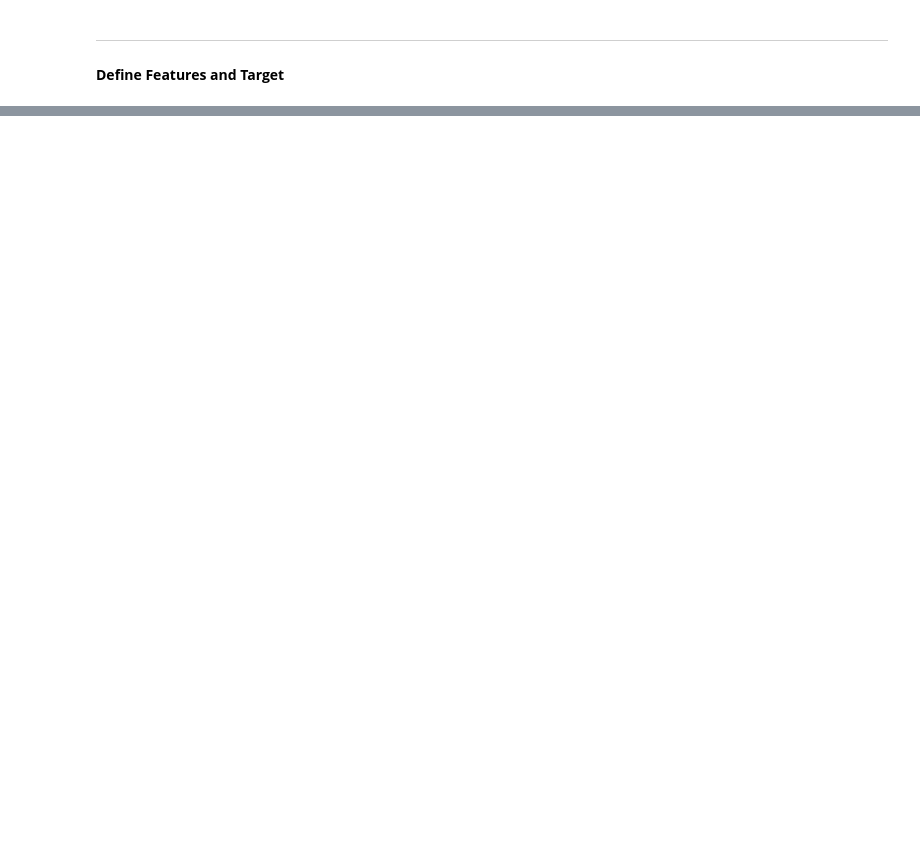
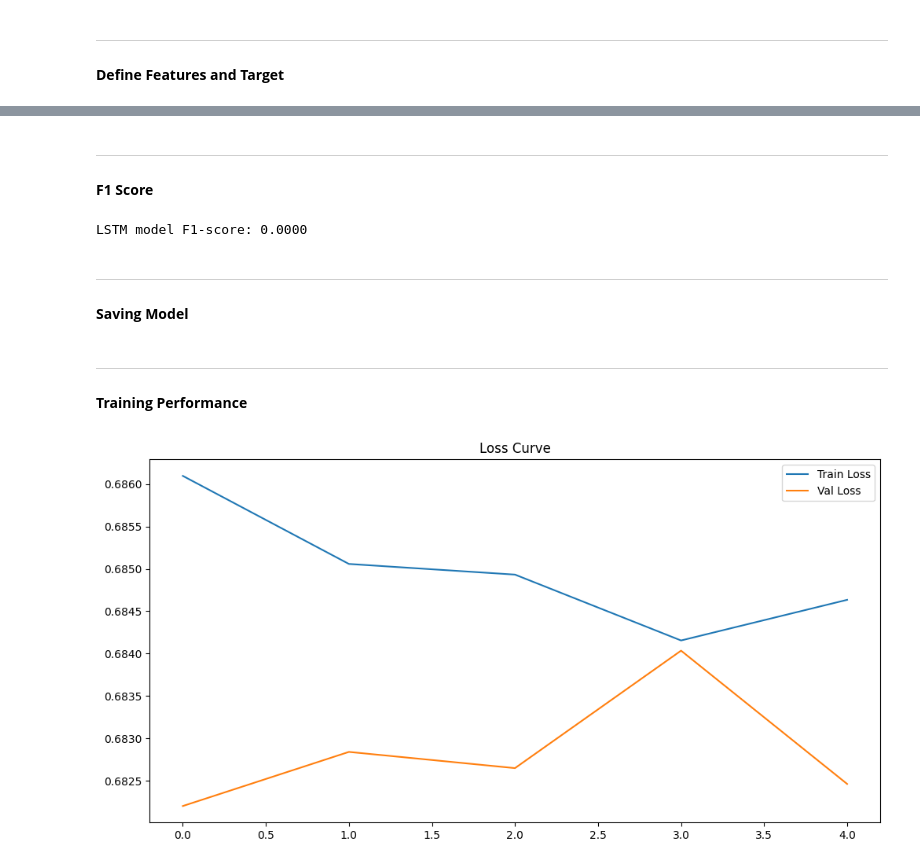
Before and after one commit to aishks14/disaster-tweet-classification-nlp, a Jupyter notebook: notebooks/04_deeplearning_LSTM.ipynb, the cells around one changed output, grey strips where cells are left out. Cells and saved outputs as stored; diff of their text form; code cells hidden in the pictures; blank space fills up the shorter version.

```diff
--- a/notebooks/04_deeplearning_LSTM.ipynb
+++ b/notebooks/04_deeplearning_LSTM.ipynb
@@ -83,0 +147,8 @@ y = df["target"]
+# %%
+logger.info("Starting padding sequences for deep learning LSTM...")
+X_train_pad = pad_sequences(X_train_seq, maxlen=max_len, padding="post")
+X_test_pad = pad_sequences(X_test_seq, maxlen=max_len, padding="post")
+logger.info(f"Padding completed successfully. X_train_pad_shape={X_train_pad.shape}, X_test_pad_shape={X_test_pad.shape}")
+print(f"Padding completed successfully. X_train_pad_shape={X_train_pad.shape}, X_test_pad_shape={X_test_pad.shape}")
+X_train_pad
+X_test_pad
@@ -83,0 +211,8 @@ y = df["target"]
+# %%
+logger.info("Starting compilation of LSTM model for deep learning...")
+model.compile(
+    loss="binary_crossentropy",
+    optimizer="adam",
+    metrics=["accuracy"]
+)
+logger.info("LSTM model compiled successfully. loss=binary_crossentropy, optimizer=adam, metrics=['accuracy'], output_activation=sigmoid, task=binary_classification")
@@ -83,0 +223,10 @@ y = df["target"]
+# %%
+logger.info("Starting training of LSTM model for deep learning...")
+history = model.fit(
+    X_train_pad,
+    y_train,
+    epochs=5,
+    batch_size=32,
+    validation_split=0.2
+)
+logger.info(f"LSTM model training completed successfully. epochs={len(history.history['loss'])}, final_train_loss={history.history['loss'][-1]:.4f}, final_train_accuracy={history.history['accuracy'][-1]:.4f}, final_val_loss={history.history['val_loss'][-1]:.4f}, final_val_accuracy={history.history['val_accuracy'][-1]:.4f}")
@@ -83,0 +271,15 @@ y = df["target"]
+# %% [markdown]
+---
+
+#### **F1 Score**
+# %%
+logger.info("Calculating F1-score for LSTM model...")
+lstm_f1 = f1_score(y_test, y_pred)
+logger.info(f"LSTM model F1-score calculated successfully. lstm_f1={lstm_f1:.4f}")
+print(f"LSTM model F1-score: {lstm_f1:.4f}")
+# %% [output]
+LSTM model F1-score: 0.0000
+# %% [markdown]
+---
+
+#### **Saving Model**
@@ -83,0 +290,17 @@ y = df["target"]
+# %% [markdown]
+---
+
+#### **Training Performance**
+# %%
+logger.info("Plotting loss curve for LSTM model...")
+plt.figure(figsize=(12, 6))
+plt.plot(history.history["loss"], label="Train Loss")
+plt.plot(history.history["val_loss"], label="Val Loss")
+
+plt.legend()
+plt.title("Loss Curve")
+plt.show()
+logger.info("Loss curve plotted successfully.")
+logger.info("==== DEEP LEARNING LSTM PIPELINE COMPLETED ====")
+# %% [output]
+[figure, added]
```
Also changed, not shown: parts of 21 cells of this notebook, 1 other file.
